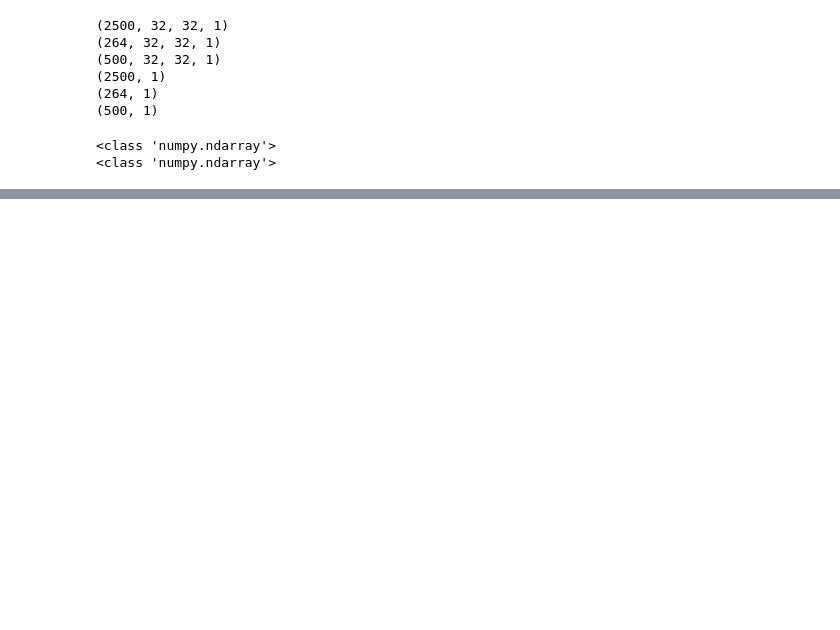
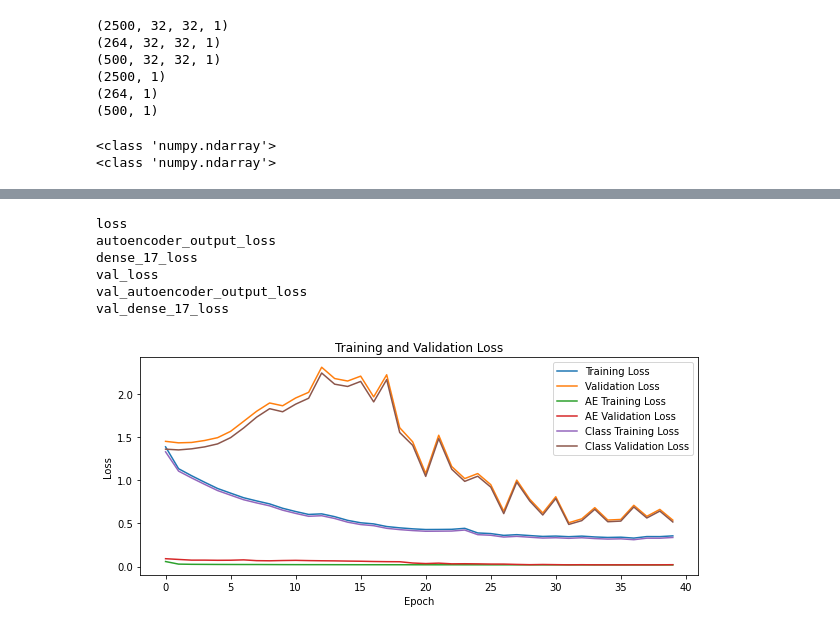
Before and after one commit to Shahak-Kuba/CAB420_Group, a Jupyter notebook: AUTO_ENCODER.ipynb, the cells around one changed output, grey strips where cells are left out. Drawn from its saved outputs; the diff is of its cells as text; code cells hidden in the pictures; blank space fills up the shorter version.

Commit message:
Auto Encoder Bug Fixed

```diff
--- a/AUTO_ENCODER.ipynb
+++ b/AUTO_ENCODER.ipynb
@@ -101,20 +116,27 @@ keras.utils.plot_model(autoEncoder, show_shapes=True)
 # %%
-history = autoEncoder.fit(x_train, {'ae' : x_train, 'class' : y_train},
-                    batch_size=128,
-                    epochs=40,
-                    validation_data=(x_val, {'ae' : x_val, 'class' : y_val} ), verbose = False)
+for value in history.history:
+    print(value)
+
 def plot_history(history):
     plt.figure(figsize=(10, 4))
     plt.plot(history['loss'], label='Training Loss')
     plt.plot(history['val_loss'], label='Validation Loss')
     plt.plot(history['autoencoder_output_loss'], label='AE Training Loss')
     plt.plot(history['val_autoencoder_output_loss'], label='AE Validation Loss')
-    plt.plot(history['classificaton_output_loss'], label='Class Training Loss')
-    plt.plot(history['val_classificaton_output_loss'], label='Class Validation Loss')
+    plt.plot(history['dense_17_loss'], label='Class Training Loss')
+    plt.plot(history['val_dense_17_loss'], label='Class Validation Loss')
     plt.title('Training and Validation Loss')
     plt.xlabel('Epoch')
     plt.ylabel('Loss')
     plt.legend()
 
 plot_history(history.history)
+# %% [output]
+loss
+autoencoder_output_loss
+dense_17_loss
+val_loss
+val_autoencoder_output_loss
+val_dense_17_loss
+[figure, added]
 # %%
```
Also changed, not shown: parts of 11 cells of this notebook.
